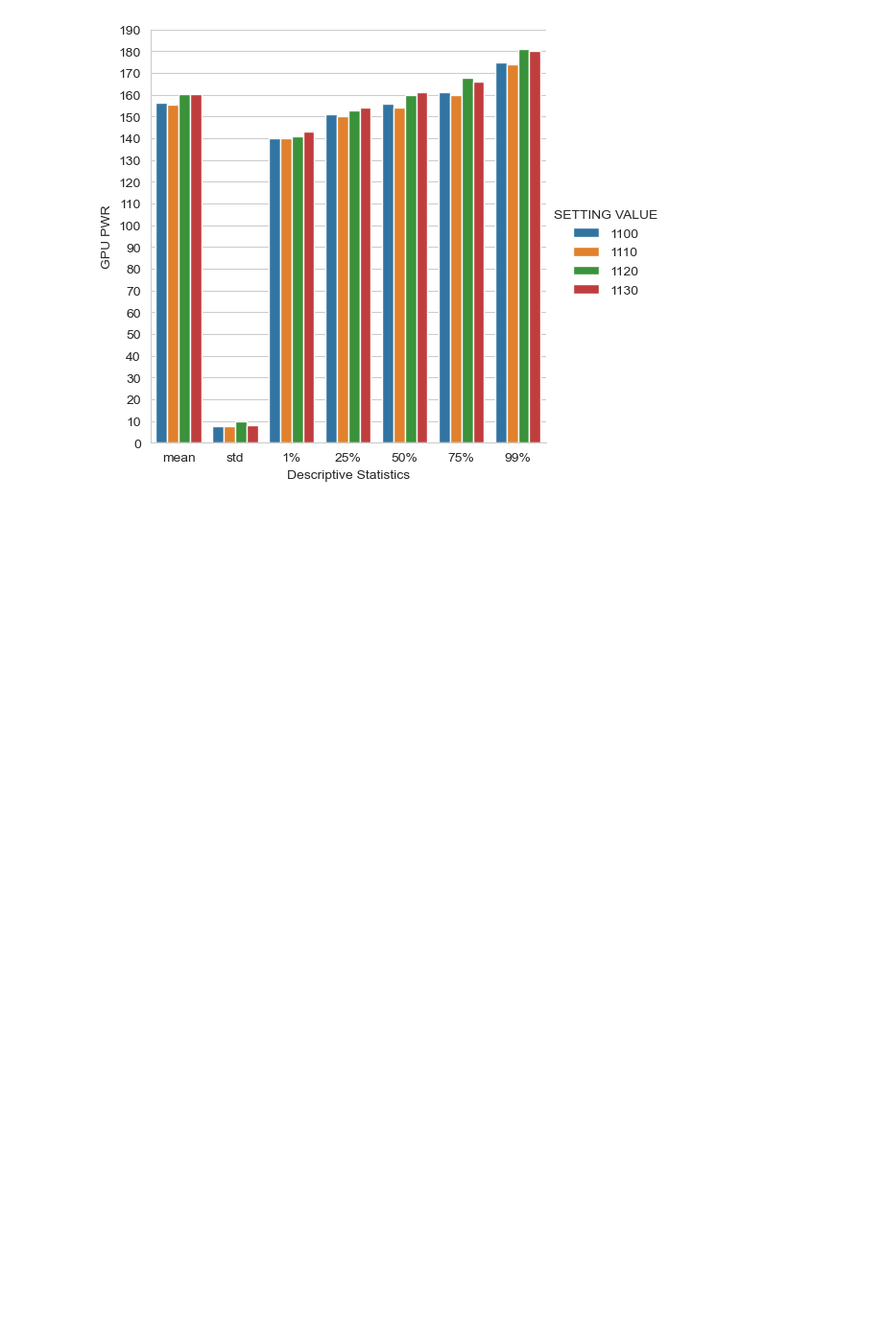
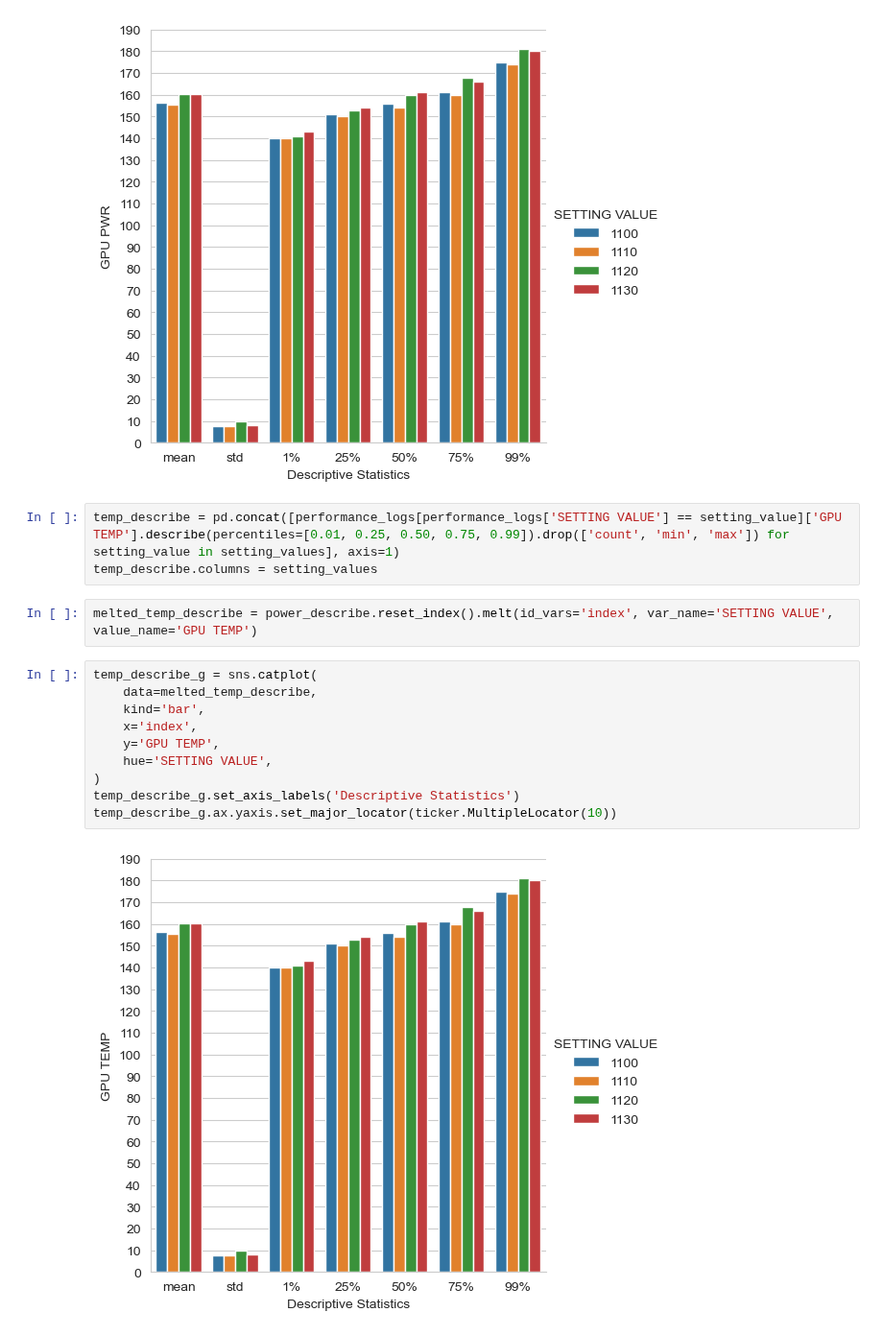
Before and after one commit to basil1015/gpu-performance-logs, a Jupyter notebook: Voltage.ipynb, the cells around one changed output. Shown at 96% size. Cells and saved outputs as stored; diff of their text form; blank space fills up the shorter version.

Commit message:
GPU TEMP 그래프 추가가

```diff
--- a/Voltage.ipynb
+++ b/Voltage.ipynb
@@ -114,3 +114,20 @@ power_describe_g.set_axis_labels('Descriptive Statistics')
 power_describe_g.ax.yaxis.set_major_locator(ticker.MultipleLocator(10))
 # %% [output]
 [figure]
+# %%
+temp_describe = pd.concat([performance_logs[performance_logs['SETTING VALUE'] == setting_value]['GPU TEMP'].describe(percentiles=[0.01, 0.25, 0.50, 0.75, 0.99]).drop(['count', 'min', 'max']) for setting_value in setting_values], axis=1)
+temp_describe.columns = setting_values
+# %%
+melted_temp_describe = power_describe.reset_index().melt(id_vars='index', var_name='SETTING VALUE', value_name='GPU TEMP')
+# %%
+temp_describe_g = sns.catplot(
+    data=melted_temp_describe,
+    kind='bar',
+    x='index',
+    y='GPU TEMP',
+    hue='SETTING VALUE',
+)
+temp_describe_g.set_axis_labels('Descriptive Statistics')
+temp_describe_g.ax.yaxis.set_major_locator(ticker.MultipleLocator(10))
+# %% [output]
+[figure, added]
```
Also changed, not shown: parts of 2 cells of this notebook.
